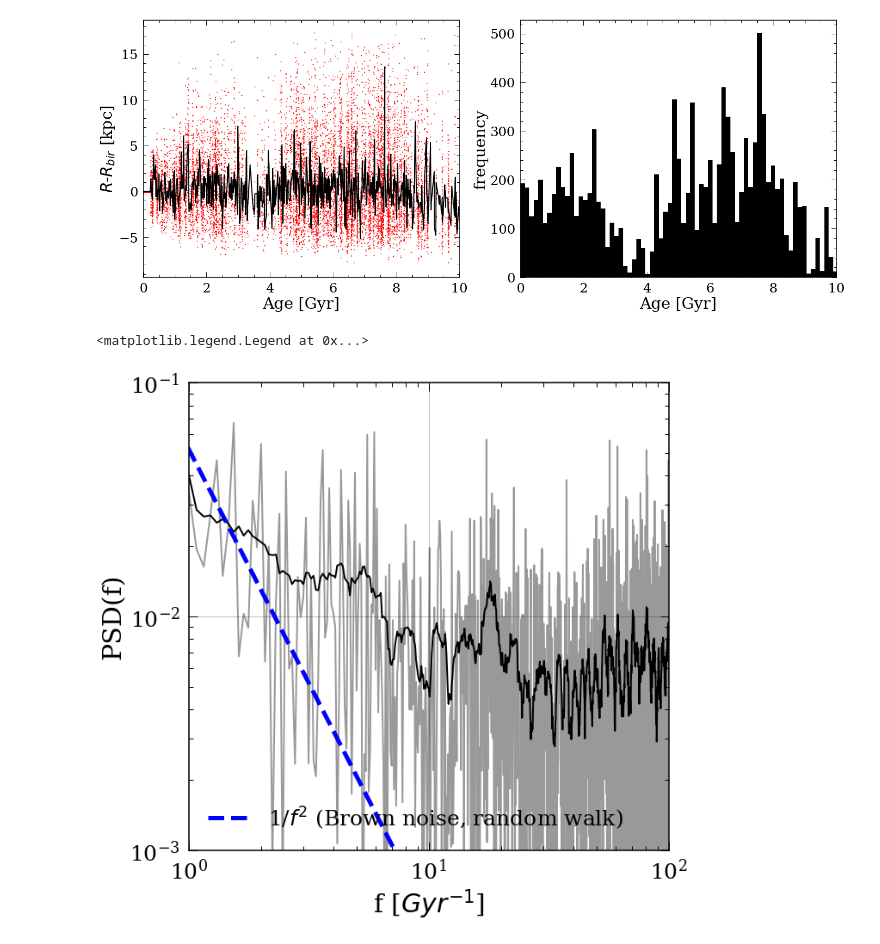
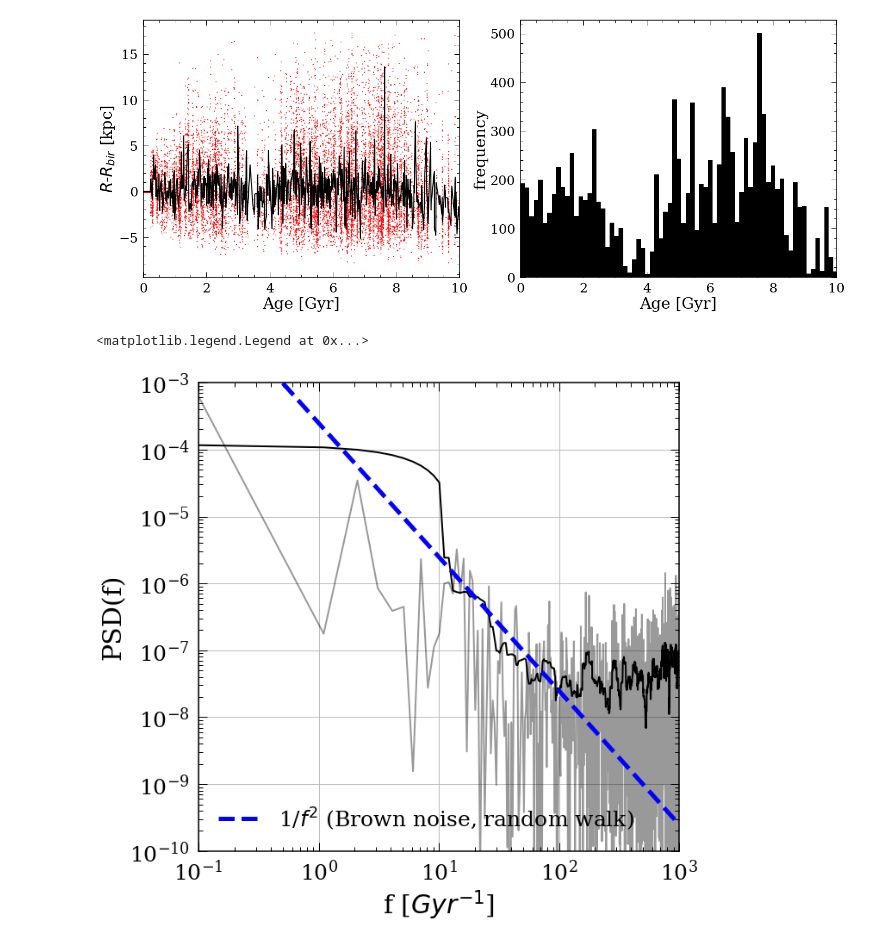
Before and after one commit to lyx12311/Subdiffusion, a Jupyter notebook: SimulationPSD.ipynb, the cells around one changed output. Saved outputs shown, nothing was run; the diff lists cells and outputs as text; code cells hidden in the pictures.

```diff
--- a/SimulationPSD.ipynb
+++ b/SimulationPSD.ipynb
@@ -258,37 +217,27 @@ See the caveats in the documentation: https://pandas.pydata.org/pandas-docs/stab
 # %%
 
 from scipy.ndimage import gaussian_filter1d
 from scipy.fft import fft, fftfreq
 
-N = len(age_order_sel)
-T = max(age_order_sel)/N
-yf = fft(dr_order_sel)
-"""
-N = len(age_smooth_sel)
-T = max(age_smooth_sel)/N
-yf = fft(dr_smooth_sel)
-"""
+freqs = np.linspace(0.1,1e3,1000)
+power = np.array(LombScargle(age_order_sel, dr_order_sel).power(freqs), dtype=float)**2
 
-xf_sel = fftfreq(N, T)[:N//2]
+plt.loglog(freqs,power,'k-',alpha=0.4)
 
-
-PSD_sel = 2.0/N * np.abs(yf[0:N//2])
-plt.loglog(xf_sel,PSD_sel**2,'k-',alpha=0.4)
-
-PSD_smooth_sel = savgol_filter(PSD_sel**2, 21, 1)
-plt.loglog(xf_sel,PSD_smooth_sel,'k-')
+PSD_smooth_sel = savgol_filter(power, 21, 1)
+plt.loglog(freqs,PSD_smooth_sel,'k-')
 
 D = 1
-plt.plot(xf, D*Delta**2/xf**2, 'b--',label='1/$f^2$ (Brown noise, random walk)',linewidth=5)
+plt.plot(freqs, D*np.mean(np.diff(ages))**2/freqs**2/(len(data_sr)/len(ages)), 'b--',label='1/$f^2$ (Brown noise, random walk)',linewidth=5)
 plt.grid()
-plt.xlim([1,1/0.01])
-plt.ylim([1e-3,1e-1])
+plt.xlim([1e-1,1e3])
+plt.ylim([1e-10,1e-3])
 plt.xlabel('f [$Gyr^{-1}$]')
 plt.ylabel('PSD(f)')
 plt.legend(loc=3)
 # %% [output]
 <matplotlib.legend.Legend at 0x...>
-[figure, old version]
+[figure, new version]
 # %%
 from astropy.timeseries import LombScargle
 periods = np.linspace(0.1, 10, 1000)
```
Also changed, not shown: parts of 22 cells of this notebook, 1 other file.
